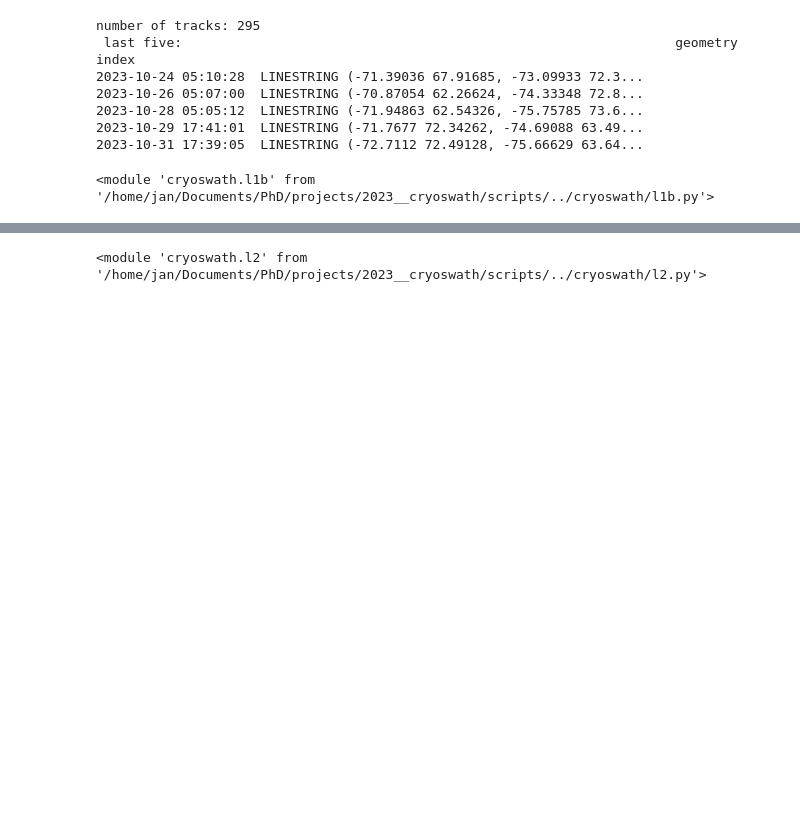
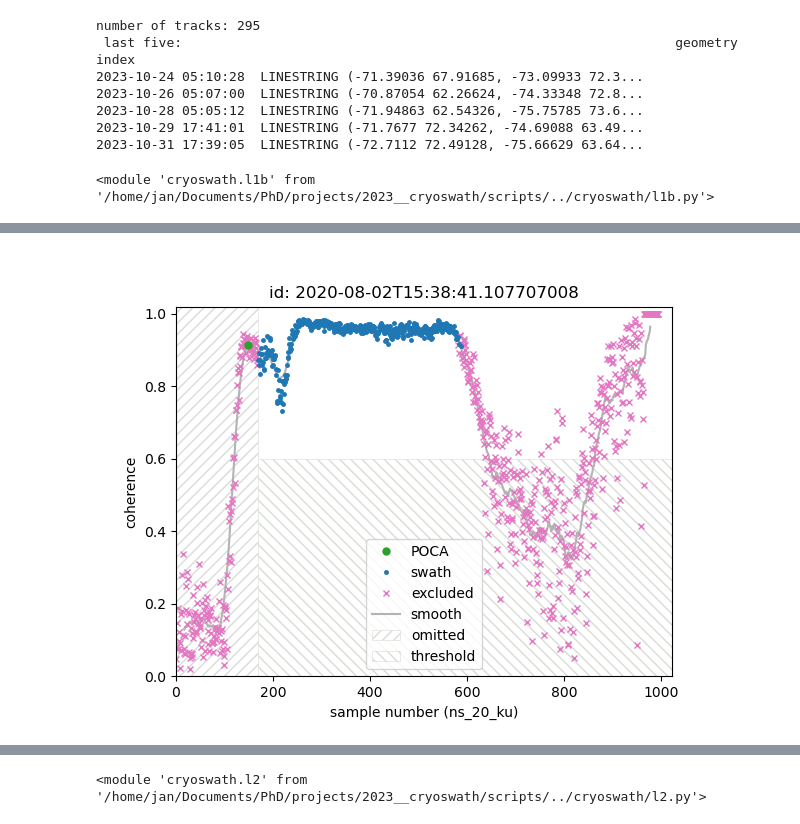
Before and after one commit to j-haacker/cryoswath, a Jupyter notebook: scripts/tutorial__general_step-by-step.ipynb, the cells around one changed output, grey strips where cells are left out. Drawn from its saved outputs; the diff is of its cells as text; code cells hidden in the pictures; blank space fills up the shorter version.

```diff
--- a/scripts/tutorial__general_step-by-step.ipynb
+++ b/scripts/tutorial__general_step-by-step.ipynb
@@ -109,0 +146,3 @@ dem_transect(example_l1b_data.isel(time_20_ku=[len(example_l1b_data.time_20_ku)/
+# %%
+coherence(wf)
+# %% [output]
@@ -109,0 +150 @@ dem_transect(example_l1b_data.isel(time_20_ku=[len(example_l1b_data.time_20_ku)/
+[figure, added]
```
Also changed, not shown: parts of 64 cells of this notebook.
